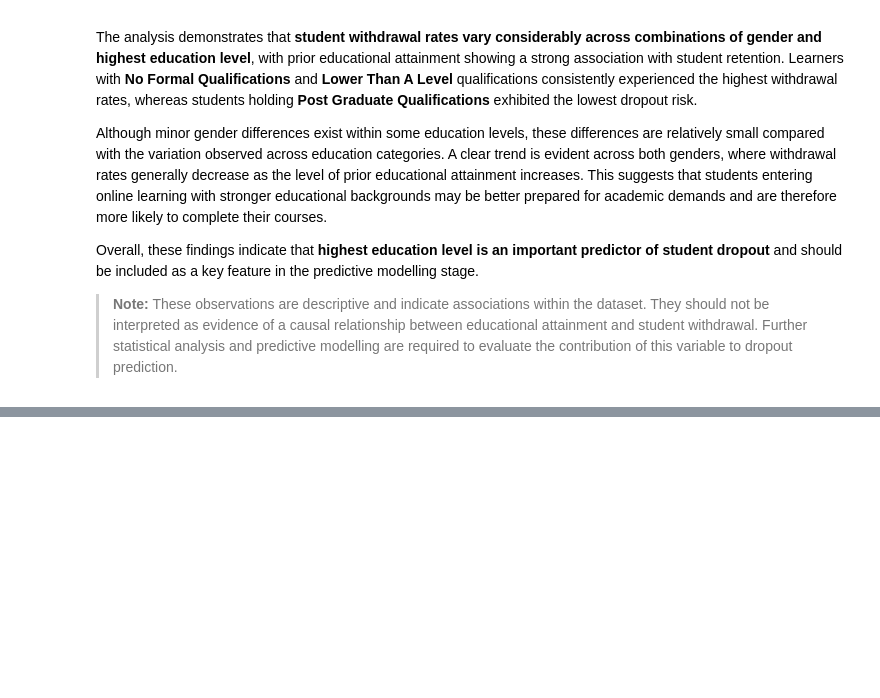
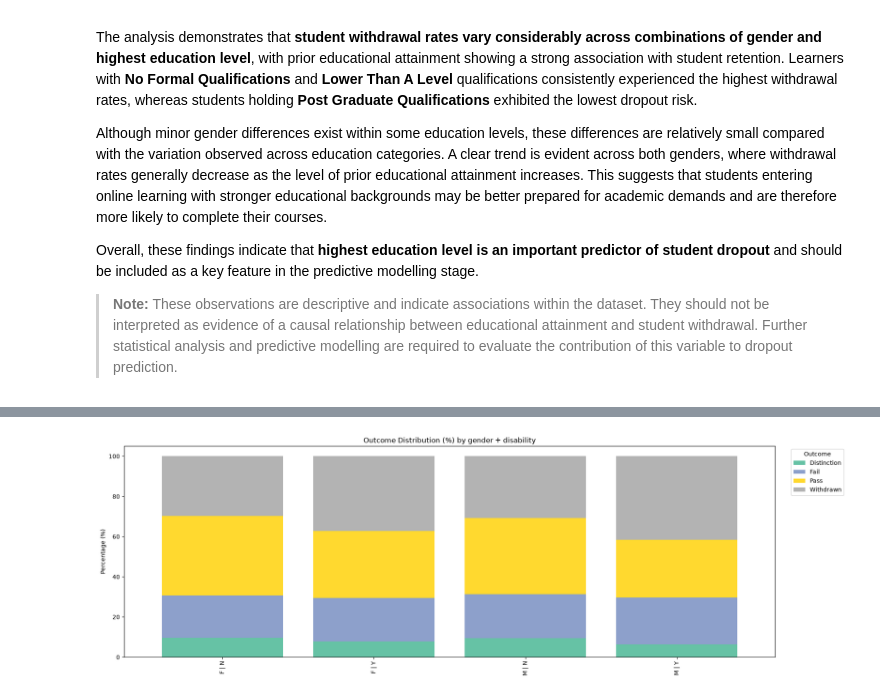
Before and after one commit to adityamd/iiith-capstone-project, a Jupyter notebook: Kiran/Student_Dropout_EDA_v1.ipynb, the cells around one changed output, grey strips where cells are left out. Saved outputs shown, nothing was run; the diff lists cells and outputs as text; code cells hidden in the pictures; blank space fills up the shorter version.

```diff
--- a/Kiran/Student_Dropout_EDA_v1.ipynb
+++ b/Kiran/Student_Dropout_EDA_v1.ipynb
@@ -3126,0 +3299,9 @@ Overall, these findings indicate that **highest education level is an important
+# %%
+# Outcome Distribution by Gender and Disability
+
+gender_disability_summary = outcome_distribution(
+    df_students,
+    ["gender", "disability"]
+)
+
+display(gender_disability_summary)
@@ -3126,0 +3314,8 @@ Overall, these findings indicate that **highest education level is an important
+# %%
+#Outcome Distribution Plot
+plot_outcome_distribution(
+    gender_disability_summary,
+    ["gender", "disability"]
+)
+# %% [output]
+[figure, added]
```
Also changed, not shown: parts of 30 cells of this notebook.
